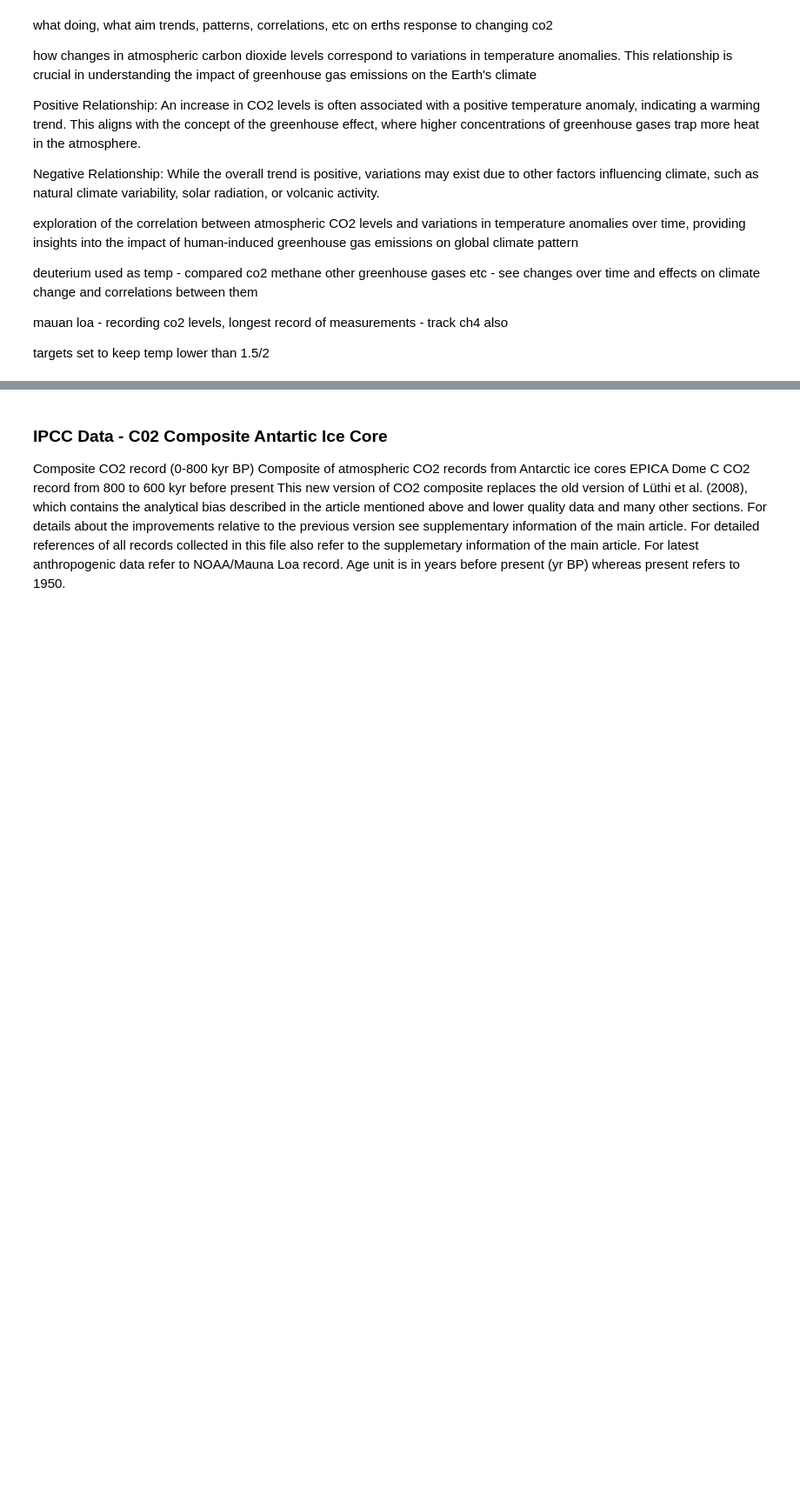
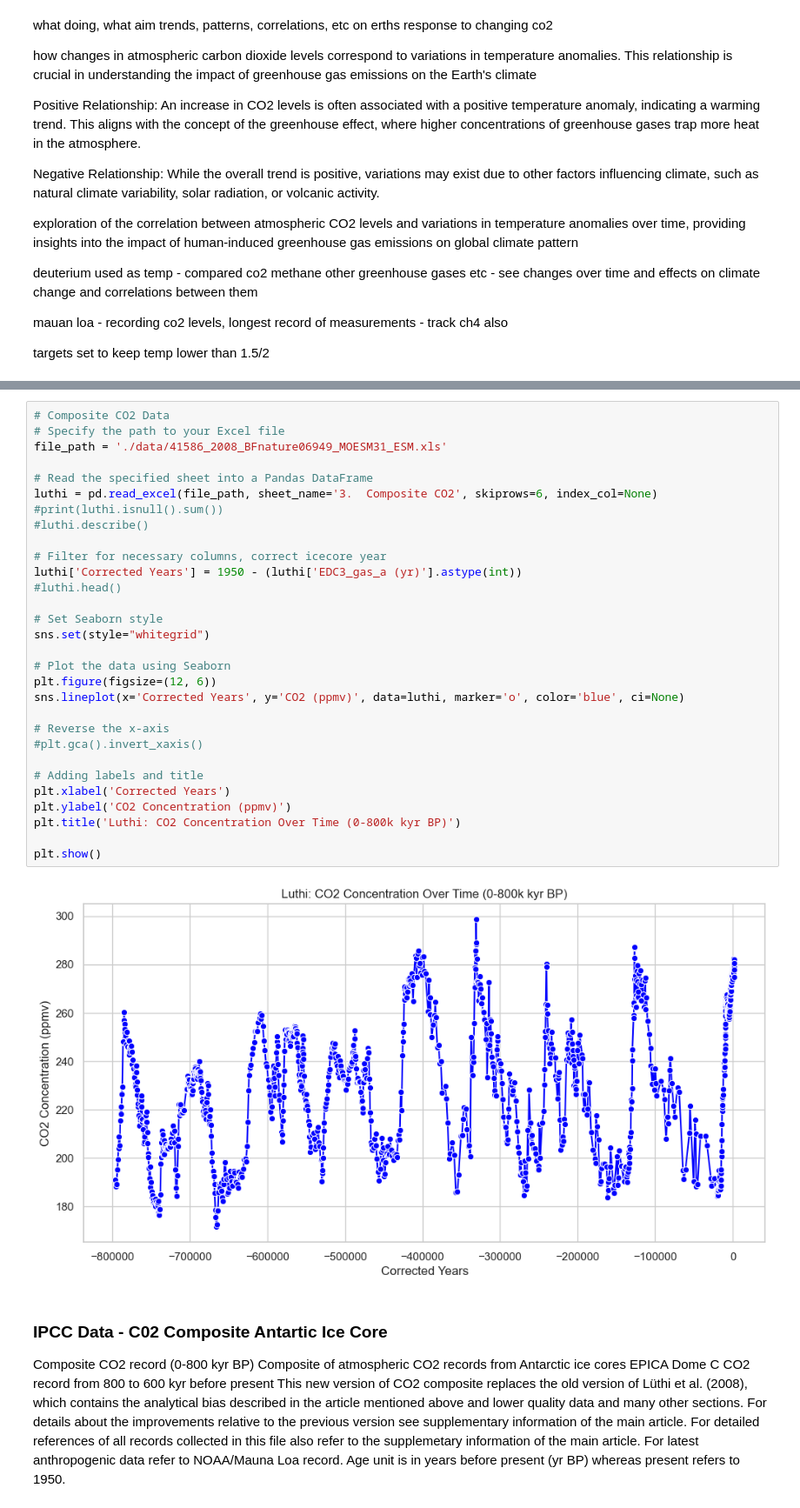
Before and after one commit to Sarahlouhast/Programming-for-Data-Analytics-Project-2, a Jupyter notebook: project.ipynb, the cells around one changed output, grey strips where cells are left out. Shown at 87% size. Drawn from its saved outputs; the diff is of its cells as text; blank space fills up the shorter version.

```diff
--- a/project.ipynb
+++ b/project.ipynb
@@ -107,3 +111,35 @@ targets set to keep temp lower than 1.5/2
+# %%
+# Composite CO2 Data
+# Specify the path to your Excel file
+file_path = './data/41586_2008_BFnature06949_MOESM31_ESM.xls'
+
+# Read the specified sheet into a Pandas DataFrame
+luthi = pd.read_excel(file_path, sheet_name='3.  Composite CO2', skiprows=6, index_col=None)
+#print(luthi.isnull().sum())
+#luthi.describe()
+
+# Filter for necessary columns, correct icecore year
+luthi['Corrected Years'] = 1950 - (luthi['EDC3_gas_a (yr)'].astype(int))
+#luthi.head()
+
+# Set Seaborn style
+sns.set(style="whitegrid")
+
+# Plot the data using Seaborn
+plt.figure(figsize=(12, 6))
+sns.lineplot(x='Corrected Years', y='CO2 (ppmv)', data=luthi, marker='o', color='blue', ci=None)
+
+# Reverse the x-axis
+#plt.gca().invert_xaxis()
+
+# Adding labels and title
+plt.xlabel('Corrected Years')
+plt.ylabel('CO2 Concentration (ppmv)')
+plt.title('Luthi: CO2 Concentration Over Time (0-800k kyr BP)')
+
+plt.show()
+# %% [output]
+[figure, added]
 # %% [markdown]
 ### IPCC Data - C02 Composite Antartic Ice Core
 Composite CO2 record (0-800 kyr BP)
```
Also changed, not shown: parts of 19 cells of this notebook, 4 other files.
